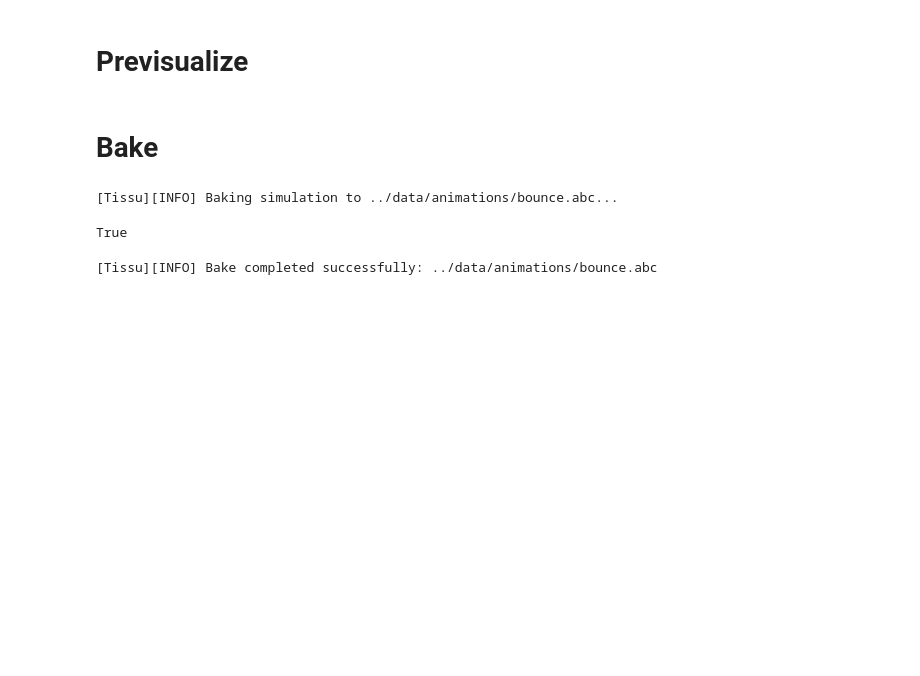
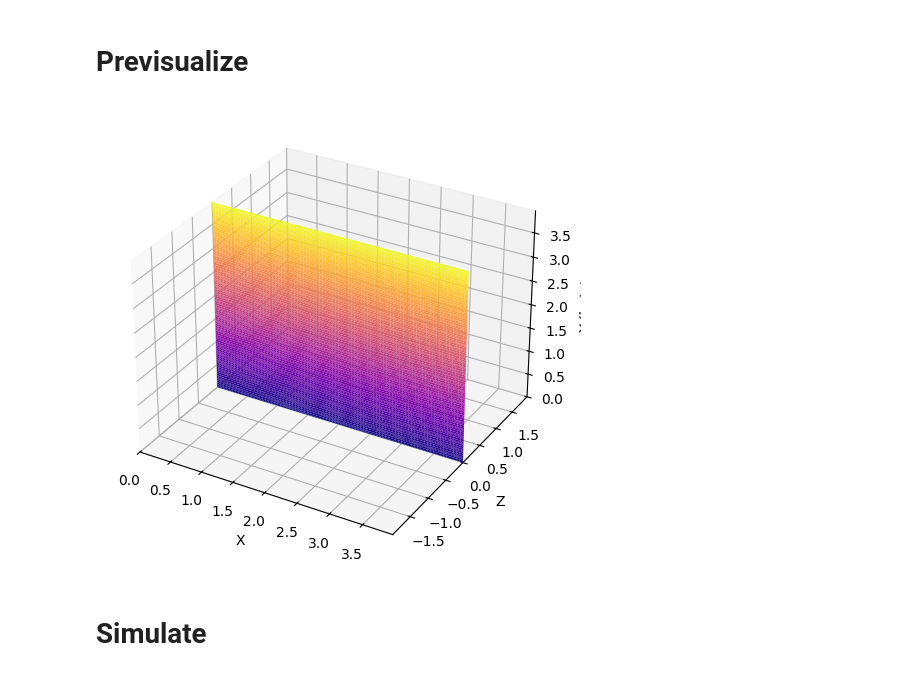
Before and after one commit to evanrock520-ciencias/ClothSDK, a Jupyter notebook: examples/curtain.ipynb, the cells around one changed output. Cells and saved outputs as stored; diff of their text form; code cells hidden in the pictures; blank space fills up the shorter version.

```diff
--- a/examples/curtain.ipynb
+++ b/examples/curtain.ipynb
@@ -26,17 +26,12 @@ def move_ball(sim):
 # %% [markdown]
 # Previsualize
 # %%
-sim.view()
+sim.plot("curtain")
+# %% [output]
+[figure, added]
 # %% [markdown]
-# Bake
+# Simulate
 # %%
-sim.bake_alembic(
-    filepath="../data/animations/bounce.abc",
-    start_frame=0,
-    end_frame=240,
-    fps=60
-)
+sim.start_recording()
+sim.simulate(120)
+sim.stop_recording()
-# %% [output]
-[Tissu][INFO] Baking simulation to ../data/animations/bounce.abc...
-True
-[Tissu][INFO] Bake completed successfully: ../data/animations/bounce.abc
```
Also changed, not shown: parts of 2 cells of this notebook, 5 other files.
